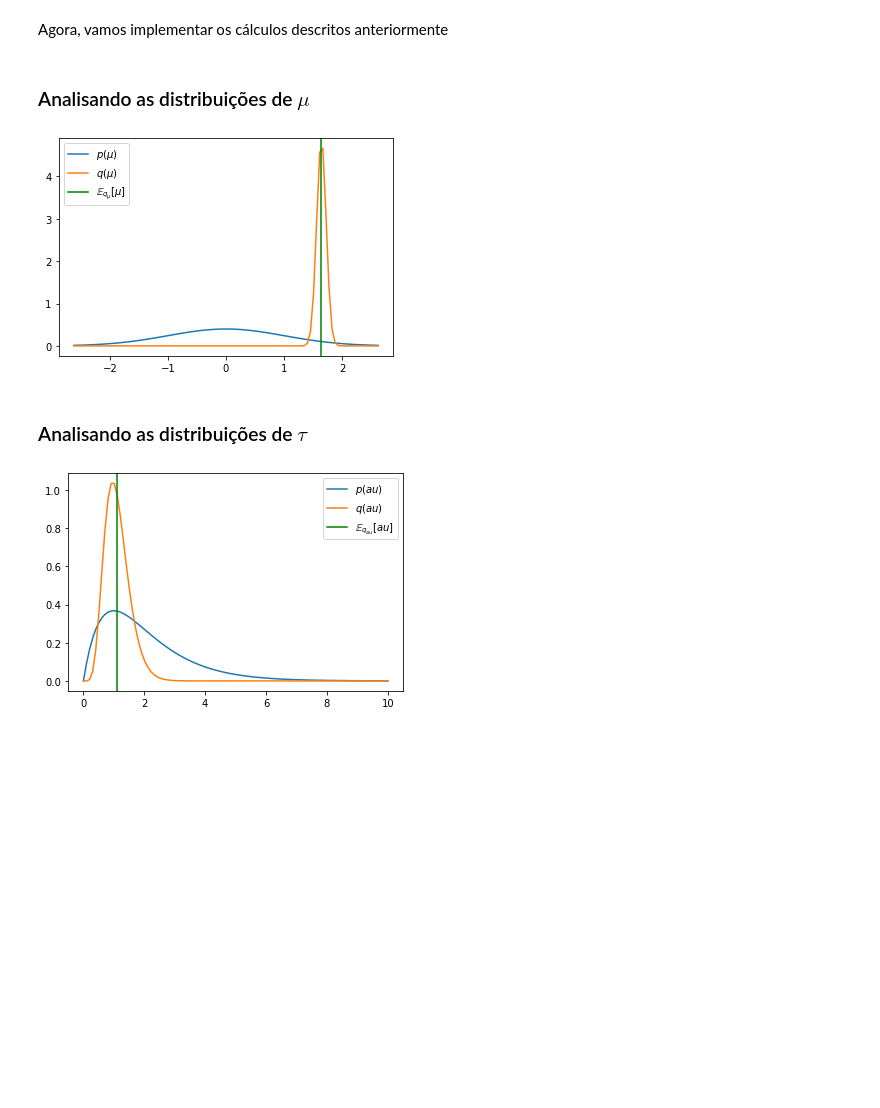
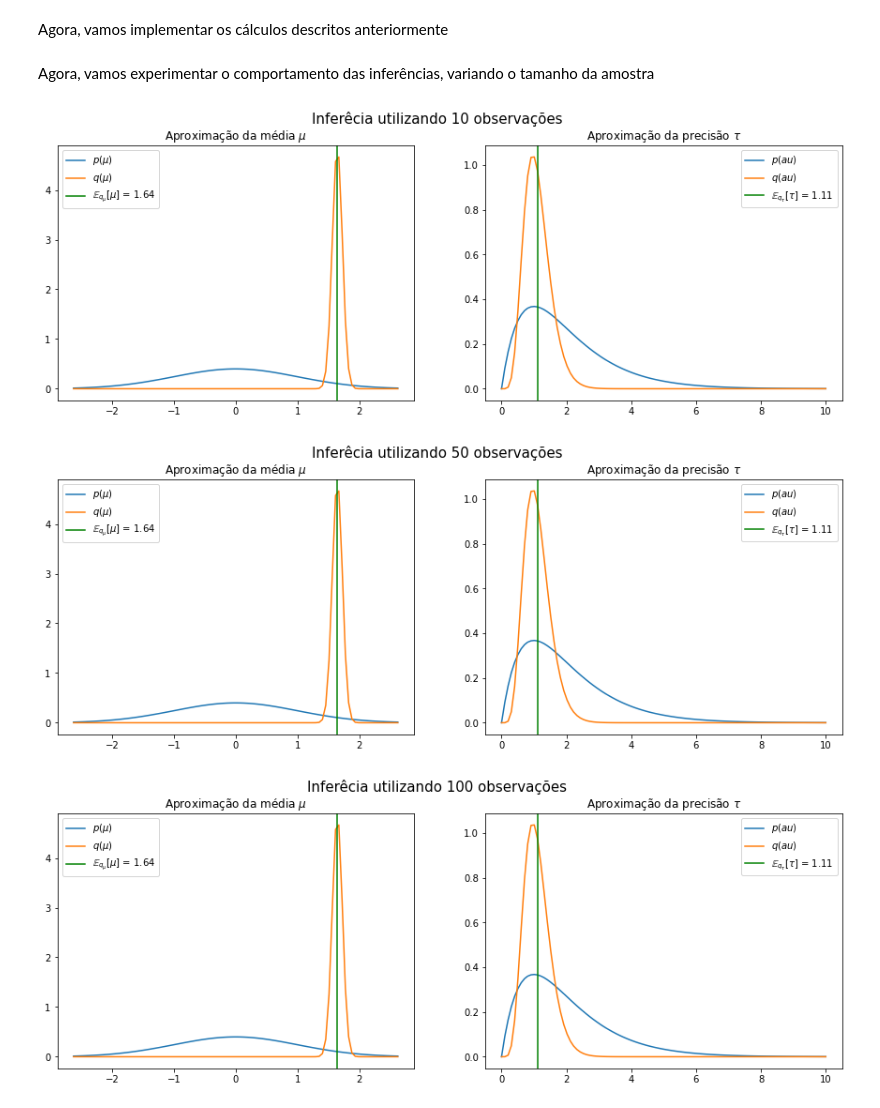
Before and after one commit to lucaspg96/probabilistic-ml, a Jupyter notebook: Trabalho 5/Inferência Variacional.ipynb, the cells around one changed output. Drawn from its saved outputs; the diff is of its cells as text; code cells hidden in the pictures; blank space fills up the shorter version.

```diff
--- a/Trabalho 5/Inferência Variacional.ipynb
+++ b/Trabalho 5/Inferência Variacional.ipynb
@@ -77,7 +77,7 @@ _ = plt.hist(X)
 # %% [markdown]
 Agora, vamos implementar os cálculos descritos anteriormente
 # %%
-def fit(X, mean_0, k_0, a_0, b_0, itter=400):
+def fit(X, mean_0, k_0, a_0, b_0, itter=5):
     N = X.shape[0]
 
     mean = (k_0*mean_0 + np.sum(X)) / (k_0 + N)
@@ -109,26 +109,32 @@ mean_0 = 0
 tau_0 = 1
 k_0 = 1
 priori_mean = lambda m: norm(mean_0, 1/(k_0*tau_0)).pdf(m)
-
-(expected_mean, var_mean, post_mean), (expected_tau, post_tau) = fit(X, mean_0, k_0, a_0, b_0)
-# %% [markdown]
-### Analisando as distribuições de $\mu$
-# %%
-margin = 3*np.sqrt(X.var())
-m = np.linspace(-margin, margin, 100) + mean_0
-plt.plot(m, priori_mean(m), label="$p(\mu)$")
-plt.plot(m, post_mean(m), label="$q(\mu)$")
-plt.gca().axvline(x=expected_mean, color="g", label="$\mathbb{E}_{q_{\mu}}[\mu]$")
-_ = plt.legend()
-# %% [output]
-[figure, removed]
-# %% [markdown]
-### Analisando as distribuições de $\tau$
-# %%
-t = np.linspace(0, 10, 100)
-plt.plot(t, priori_tau(t), label="$p(\tau)$")
-plt.plot(t, post_tau(t), label="$q(\tau)$")
-plt.gca().axvline(x=expected_tau, color="g", label="$\mathbb{E}_{q_{\tau}}[\tau]$")
-_ = plt.legend()
-# %% [output]
-[figure, removed]
+# %% [markdown]
+Agora, vamos experimentar o comportamento das inferências, variando o tamanho da amostra
+# %%
+for n in [10, 50, 100, len(X)]:
+    (expected_mean, var_mean, post_mean), (expected_tau, post_tau) = fit(X[:n], mean_0, k_0, a_0, b_0)
+
+    fig = plt.figure(figsize=(15,5))
+    fig.suptitle(f"Inferêcia utilizando {n} observações", fontsize=15)
+
+    plt.subplot(1,2,1)
+    margin = 3*np.sqrt(X.var())
+    m = np.linspace(-margin, margin, 100) + mean_0
+    plt.plot(m, priori_mean(m), label="$p(\mu)$")
+    plt.plot(m, post_mean(m), label="$q(\mu)$")
+    plt.gca().axvline(x=expected_mean, color="g", label="$\mathbb{E}_{q_{\mu}}[\mu]$ = " + str(np.round(expected_mean, 2)))
+    plt.legend()
+    plt.title("Aproximação da média $\mu$")
+
+    plt.subplot(1,2,2)
+    t = np.linspace(0, 10, 100)
+    plt.plot(t, priori_tau(t), label="$p(\tau)$")
+    plt.plot(t, post_tau(t), label="$q(\tau)$")
+    plt.gca().axvline(x=expected_tau, color="g", label="$\mathbb{E}_{q_{\\tau}}[\\tau]$ = " + str(np.round(expected_tau,2)))
+    plt.legend()
+    plt.title("Aproximação da precisão $\\tau$")
+# %% [output]
+[figure, added]
+[figure, added]
+[figure, added]
```
Also changed, not shown: parts of 1 cell of this notebook.
